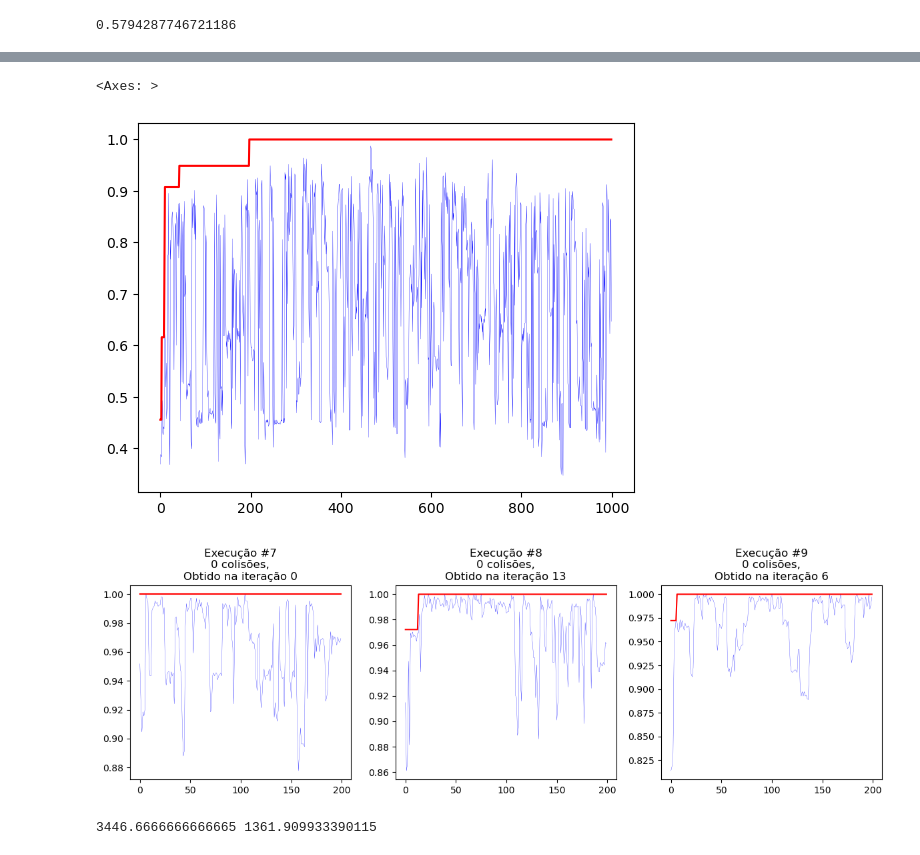
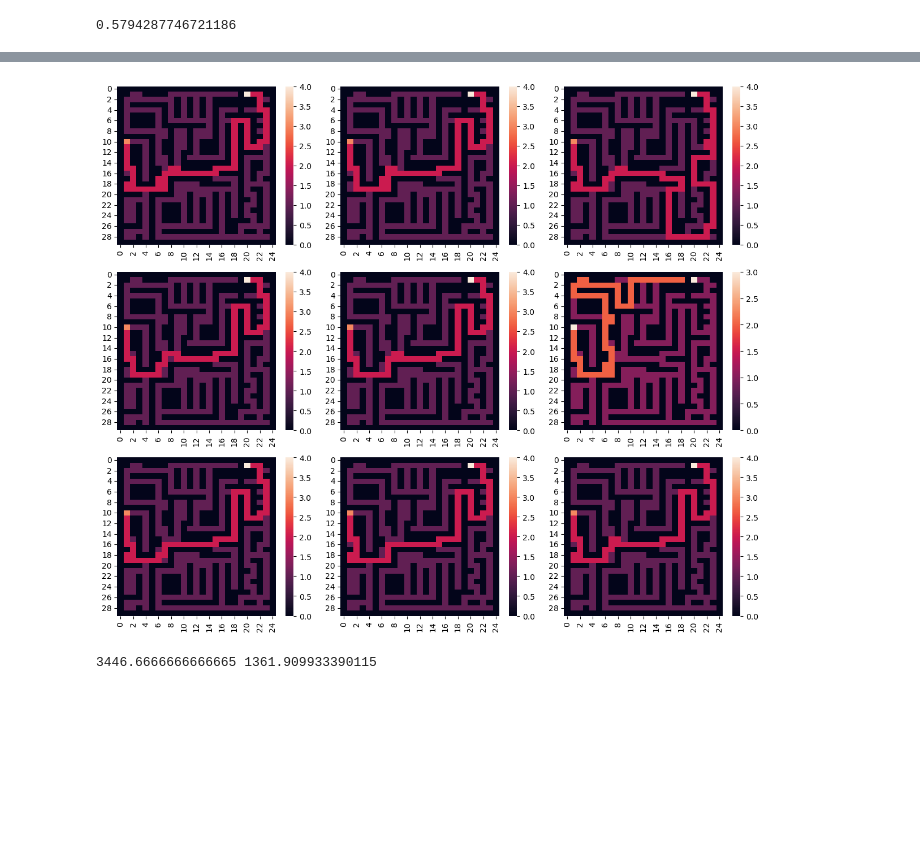
Before and after one commit to ThiagoBrandenburg/Implementacoes-IA, a Jupyter notebook: AlgoritmoGenetico/nb_labirinto.ipynb, the cells around one changed output, grey strips where cells are left out. Drawn from its saved outputs; the diff is of its cells as text; code cells hidden in the pictures; blank space fills up the shorter version.

```diff
--- a/AlgoritmoGenetico/nb_labirinto.ipynb
+++ b/AlgoritmoGenetico/nb_labirinto.ipynb
@@ -72,12 +76,4 @@ sns.heatmap(np.array([[1 if (i,j) in best else 0 for j in range(mapa.shape[1])]
-# %%
-sns.lineplot(ambiente.results_mean,color='Blue',linewidth=0.2)
-sns.lineplot(ambiente.results_best,color='Red')
-# %% [output]
-<Axes: >
-[figure, removed]
 # %%
-config = Leitor().loadConfig('data/data_nrainhas64.txt')
-problem = Nrainhas()
 ambientes = [
     Ambiente(
         config=config,
@@ -92,18 +88,19 @@ def run(ambiente:Ambiente):
 ambientes = Parallel(n_jobs=-1)(
     delayed(run)(ambiente) for ambiente in ambientes
 )
-# %%
-fig, axes = plt.subplots(1,3,figsize=(12,4))
-for i in range(3):
-    j = i + 6
-    colisoes = problem.objective_function(problem.decode(ambientes[i].elite_population[0]))
-    posicao = np.array(ambientes[j].results_best).argmax()
-    frase = 'Execução #'+str(j+1)+'\n'+str(colisoes)+' colisões' + ',\nObtido na iteração ' + str(posicao)
-    sns.lineplot(ambientes[j].results_mean,color='Blue',ax=axes[i],linewidth=0.2)
-    sns.lineplot(ambientes[j].results_best,color='Red',ax=axes[i]).set(title=frase)
-plt.tight_layout()
-# %% [output]
-[figure, removed]
+# %%
+fig, axes = plt.subplots(3,3,figsize=(12,10))
+for i in range(3):
+    for j in range(3):
+        aux_ambiente = ambientes[i +3*j]
+        best = problem.decode(aux_ambiente.elite_population[0])
+        matrix = problem.get_matrix(best)
+        sns.heatmap(matrix,ax=axes[i][j])
+        #frase = 'Execução #'+str(j+1)
+
+plt.tight_layout()
+# %% [output]
+[figure, added]
 # %%
 posicao = []
 for i in range(9):
```
Also changed, not shown: parts of 1 cell of this notebook, 3 other files.
